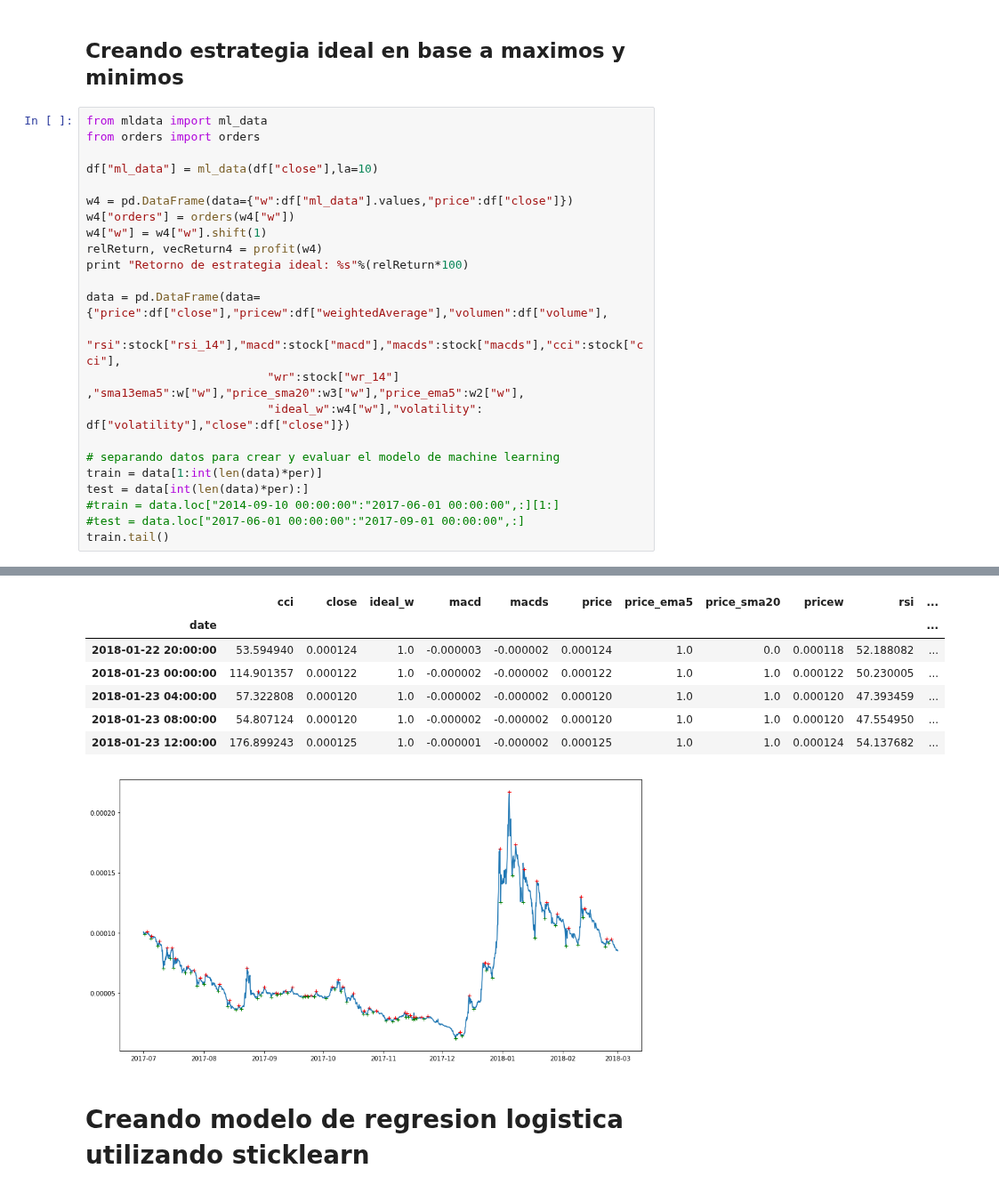
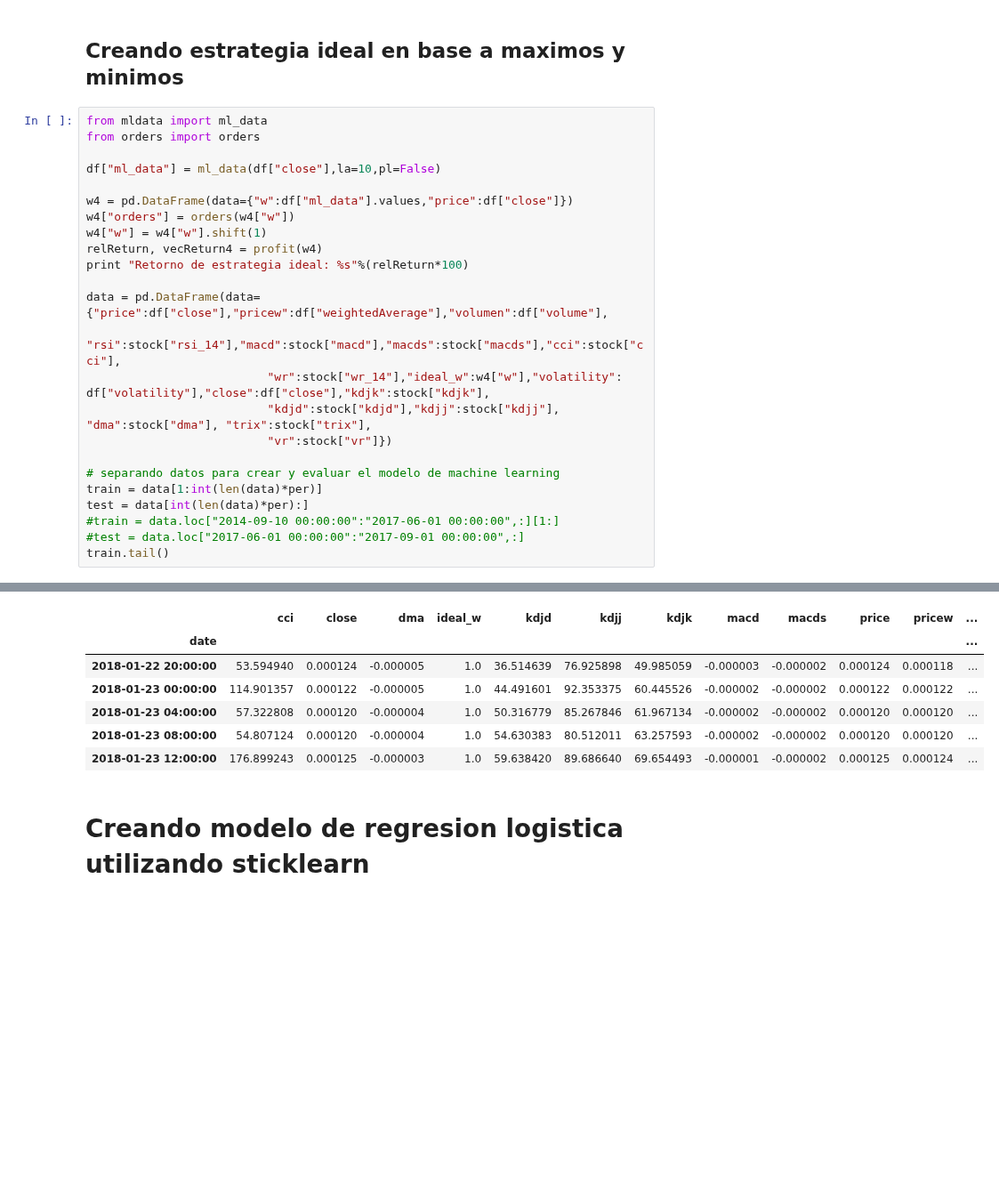
Before and after one commit to ADCryptoSolutions/adcb, a Jupyter notebook: ML strategy.ipynb, the cells around one changed output, grey strips where cells are left out. Shown at 89% size. Saved outputs shown, nothing was run; the diff lists cells and outputs as text; blank space fills up the shorter version.

```diff
--- a/ML strategy.ipynb
+++ b/ML strategy.ipynb
@@ -157,7 +157,7 @@ yn = [p[1] for p in _min]
 from mldata import ml_data
 from orders import orders
 
-df["ml_data"] = ml_data(df["close"],la=10)
+df["ml_data"] = ml_data(df["close"],la=10,pl=False)
 
 w4 = pd.DataFrame(data={"w":df["ml_data"].values,"price":df["close"]})
 w4["orders"] = orders(w4["w"])
@@ -167,8 +167,9 @@ print "Retorno de estrategia ideal: %s"%(relReturn*100)
 
 data = pd.DataFrame(data={"price":df["close"],"pricew":df["weightedAverage"],"volumen":df["volume"],
                           "rsi":stock["rsi_14"],"macd":stock["macd"],"macds":stock["macds"],"cci":stock["cci"],
-                          "wr":stock["wr_14"] ,"sma13ema5":w["w"],"price_sma20":w3["w"],"price_ema5":w2["w"],
-                          "ideal_w":w4["w"],"volatility": df["volatility"],"close":df["close"]})
+                          "wr":stock["wr_14"],"ideal_w":w4["w"],"volatility": df["volatility"],"close":df["close"],"kdjk":stock["kdjk"],
+                          "kdjd":stock["kdjd"],"kdjj":stock["kdjj"], "dma":stock["dma"], "trix":stock["trix"],
+                          "vr":stock["vr"]})
 
 # separando datos para crear y evaluar el modelo de machine learning
 train = data[1:int(len(data)*per)]
@@ -181,11 +182,10 @@ Retorno de estrategia ideal: 42805.58138640792
-|  | cci | close | ideal_w | macd | macds | price | price_ema5 | price_sma20 | pricew | rsi | ... |
-| date |  |  |  |  |  |  |  |  |  |  | ... |
-| 2018-01-22 20:00:00 | 53.594940 | 0.000124 | 1.0 | -0.000003 | -0.000002 | 0.000124 | 1.0 | 0.0 | 0.000118 | 52.188082 | ... |
-| 2018-01-23 00:00:00 | 114.901357 | 0.000122 | 1.0 | -0.000002 | -0.000002 | 0.000122 | 1.0 | 1.0 | 0.000122 | 50.230005 | ... |
-| 2018-01-23 04:00:00 | 57.322808 | 0.000120 | 1.0 | -0.000002 | -0.000002 | 0.000120 | 1.0 | 1.0 | 0.000120 | 47.393459 | ... |
-| 2018-01-23 08:00:00 | 54.807124 | 0.000120 | 1.0 | -0.000002 | -0.000002 | 0.000120 | 1.0 | 1.0 | 0.000120 | 47.554950 | ... |
-| 2018-01-23 12:00:00 | 176.899243 | 0.000125 | 1.0 | -0.000001 | -0.000002 | 0.000125 | 1.0 | 1.0 | 0.000124 | 54.137682 | ... |
+|  | cci | close | dma | ideal_w | kdjd | kdjj | kdjk | macd | macds | price | pricew | ... |
+| date |  |  |  |  |  |  |  |  |  |  |  | ... |
+| 2018-01-22 20:00:00 | 53.594940 | 0.000124 | -0.000005 | 1.0 | 36.514639 | 76.925898 | 49.985059 | -0.000003 | -0.000002 | 0.000124 | 0.000118 | ... |
+| 2018-01-23 00:00:00 | 114.901357 | 0.000122 | -0.000005 | 1.0 | 44.491601 | 92.353375 | 60.445526 | -0.000002 | -0.000002 | 0.000122 | 0.000122 | ... |
+| 2018-01-23 04:00:00 | 57.322808 | 0.000120 | -0.000004 | 1.0 | 50.316779 | 85.267846 | 61.967134 | -0.000002 | -0.000002 | 0.000120 | 0.000120 | ... |
+| 2018-01-23 08:00:00 | 54.807124 | 0.000120 | -0.000004 | 1.0 | 54.630383 | 80.512011 | 63.257593 | -0.000002 | -0.000002 | 0.000120 | 0.000120 | ... |
+| 2018-01-23 12:00:00 | 176.899243 | 0.000125 | -0.000003 | 1.0 | 59.638420 | 89.686640 | 69.654493 | -0.000001 | -0.000002 | 0.000125 | 0.000124 | ... |
-[figure, removed]
 # %% [markdown]
 # Creando modelo de regresion logistica utilizando sticklearn
 # %%
```
Also changed, not shown: parts of 8 cells of this notebook, 1 other file.
